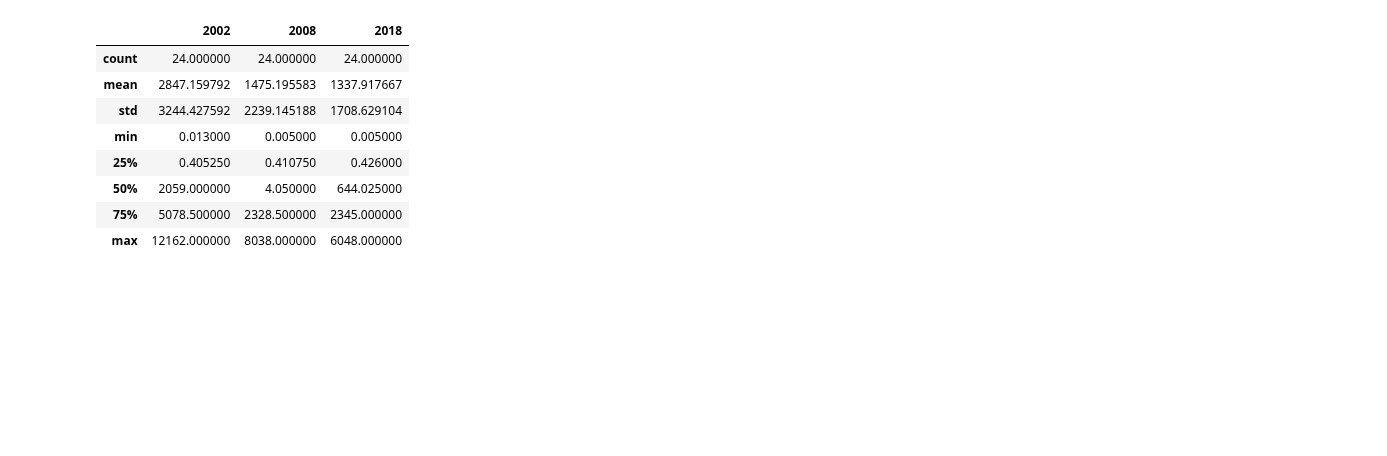
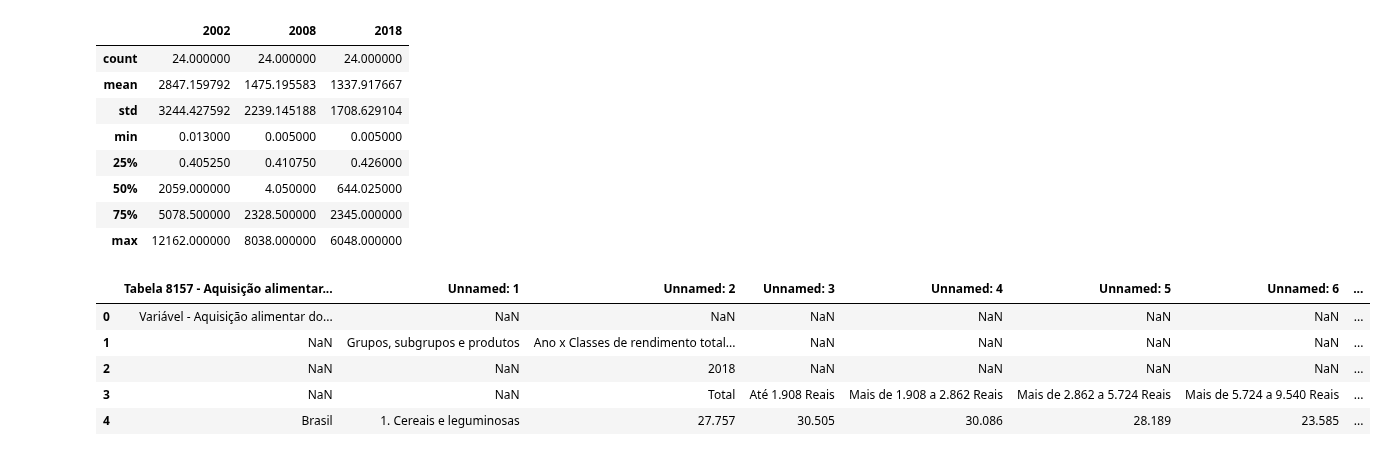
Before and after one commit to O-PY-THA-ON/dcc---fellowship-ci-ncia-de-dados, a Jupyter notebook: eda_dcc.ipynb, the cells around one changed output. Cells and saved outputs as stored; diff of their text form; code cells hidden in the pictures; blank space fills up the shorter version.

Commit message:
adicionando tabelas

```diff
--- a/eda_dcc.ipynb
+++ b/eda_dcc.ipynb
@@ -127,3 +132,14 @@ consumo.describe()
 | 50% | 2059.000000 | 4.050000 | 644.025000 |
 | 75% | 5078.500000 | 2328.500000 | 2345.000000 |
 | max | 12162.000000 | 8038.000000 | 6048.000000 |
+# %%
+consumo_rendimento = pd.read_excel('C:\dcc-fellowship-ciencia-de-dados\pof_rendimento_consumo.xlsx')
+# %%
+consumo_rendimento.head()
+# %% [output]
+|  | Tabela 8157 - Aquisição alimentar... | Unnamed: 1 | Unnamed: 2 | Unnamed: 3 | Unnamed: 4 | Unnamed: 5 | Unnamed: 6 | ... |
+| 0 | Variável - Aquisição alimentar do... | NaN | NaN | NaN | NaN | NaN | NaN | ... |
+| 1 | NaN | Grupos, subgrupos e produtos | Ano x Classes de rendimento total... | NaN | NaN | NaN | NaN | ... |
+| 2 | NaN | NaN | 2018 | NaN | NaN | NaN | NaN | ... |
+| 3 | NaN | NaN | Total | Até 1.908 Reais | Mais de 1.908 a 2.862 Reais | Mais de 2.862 a 5.724 Reais | Mais de 5.724 a 9.540 Reais | ... |
+| 4 | Brasil | 1. Cereais e leguminosas | 27.757 | 30.505 | 30.086 | 28.189 | 23.585 | ... |
```
Also changed, not shown: parts of 1 cell of this notebook, 2 other files.
